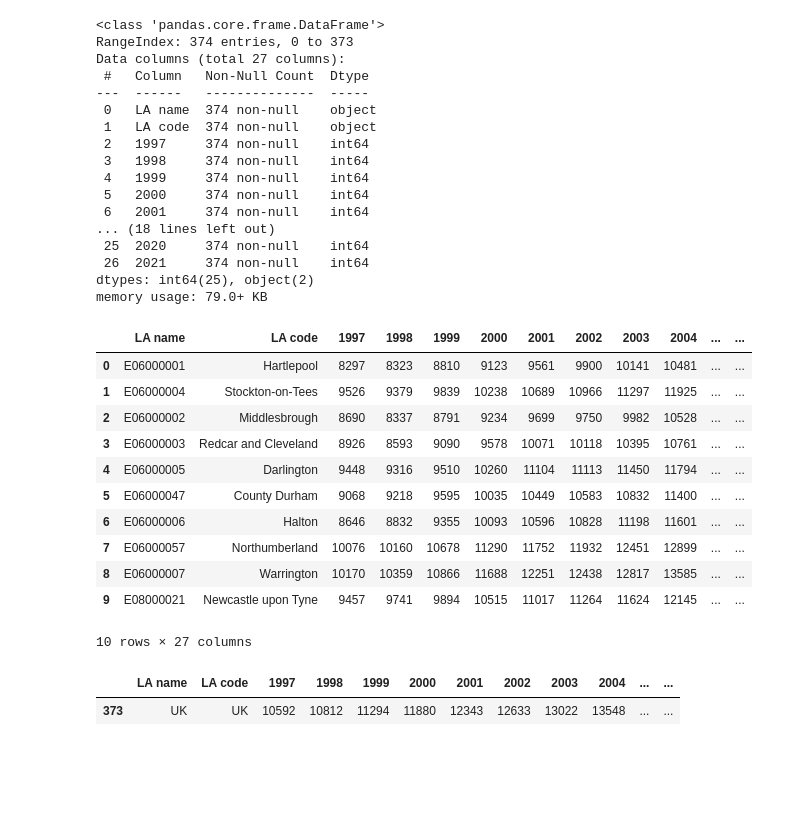
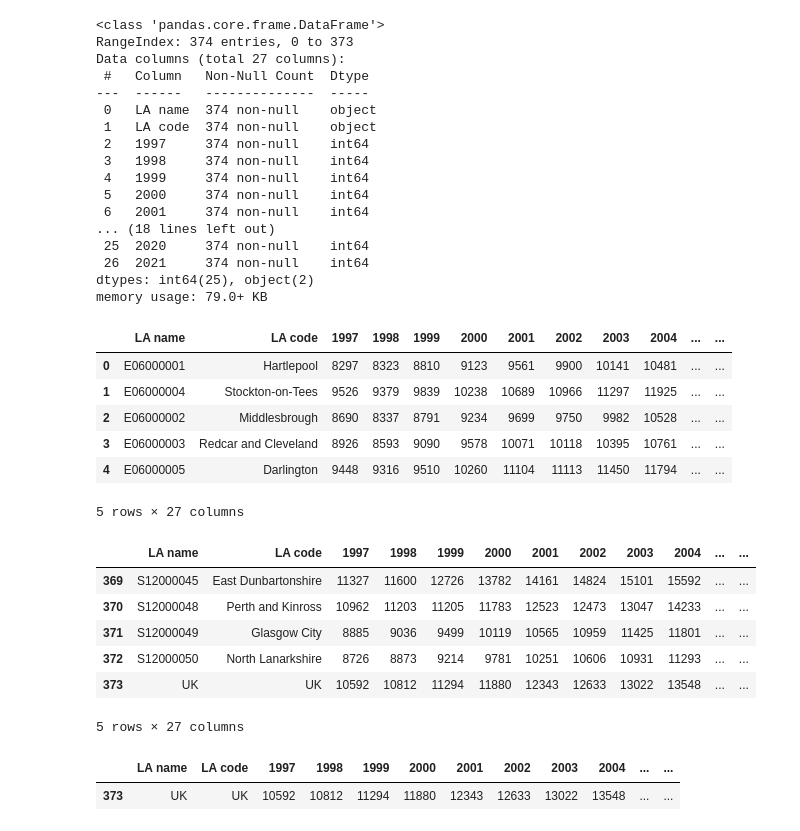
Before and after one commit to Jacob-L-ARU-P/IntroToDataSci-2, a Jupyter notebook: RemedialRepo2/DataAnalysisAssignment/DataProcessing.ipynb, the cells around one changed output. Saved outputs shown, nothing was run; the diff lists cells and outputs as text; code cells hidden in the pictures; blank space fills up the shorter version.

```diff
--- a/RemedialRepo2/DataAnalysisAssignment/DataProcessing.ipynb
+++ b/RemedialRepo2/DataAnalysisAssignment/DataProcessing.ipynb
@@ -42,20 +42,26 @@ Data columns (total 27 columns):
  26  2021     374 non-null    int64
 dtypes: int64(25), object(2)
 memory usage: 79.0+ KB
-# %%
-# Examine a subset of the GDHI data
-data_gdhi[:10]
-# %% [output]
-|  | LA name | LA code | 1997 | 1998 | 1999 | 2000 | 2001 | 2002 | 2003 | 2004 | ... | ... |
-| 0 | E06000001 | Hartlepool | 8297 | 8323 | 8810 | 9123 | 9561 | 9900 | 10141 | 10481 | ... | ... |
-| 1 | E06000004 | Stockton-on-Tees | 9526 | 9379 | 9839 | 10238 | 10689 | 10966 | 11297 | 11925 | ... | ... |
-| 2 | E06000002 | Middlesbrough | 8690 | 8337 | 8791 | 9234 | 9699 | 9750 | 9982 | 10528 | ... | ... |
-| 3 | E06000003 | Redcar and Cleveland | 8926 | 8593 | 9090 | 9578 | 10071 | 10118 | 10395 | 10761 | ... | ... |
-| 4 | E06000005 | Darlington | 9448 | 9316 | 9510 | 10260 | 11104 | 11113 | 11450 | 11794 | ... | ... |
-| 5 | E06000047 | County Durham | 9068 | 9218 | 9595 | 10035 | 10449 | 10583 | 10832 | 11400 | ... | ... |
-| 6 | E06000006 | Halton | 8646 | 8832 | 9355 | 10093 | 10596 | 10828 | 11198 | 11601 | ... | ... |
-| 7 | E06000057 | Northumberland | 10076 | 10160 | 10678 | 11290 | 11752 | 11932 | 12451 | 12899 | ... | ... |
-| 8 | E06000007 | Warrington | 10170 | 10359 | 10866 | 11688 | 12251 | 12438 | 12817 | 13585 | ... | ... |
-| 9 | E08000021 | Newcastle upon Tyne | 9457 | 9741 | 9894 | 10515 | 11017 | 11264 | 11624 | 12145 | ... | ... |
-10 rows × 27 columns
+# %%
+# Examine the first 5 records
+data_gdhi.head(5)
+# %% [output]
+|  | LA name | LA code | 1997 | 1998 | 1999 | 2000 | 2001 | 2002 | 2003 | 2004 | ... | ... |
+| 0 | E06000001 | Hartlepool | 8297 | 8323 | 8810 | 9123 | 9561 | 9900 | 10141 | 10481 | ... | ... |
+| 1 | E06000004 | Stockton-on-Tees | 9526 | 9379 | 9839 | 10238 | 10689 | 10966 | 11297 | 11925 | ... | ... |
+| 2 | E06000002 | Middlesbrough | 8690 | 8337 | 8791 | 9234 | 9699 | 9750 | 9982 | 10528 | ... | ... |
+| 3 | E06000003 | Redcar and Cleveland | 8926 | 8593 | 9090 | 9578 | 10071 | 10118 | 10395 | 10761 | ... | ... |
+| 4 | E06000005 | Darlington | 9448 | 9316 | 9510 | 10260 | 11104 | 11113 | 11450 | 11794 | ... | ... |
+5 rows × 27 columns
+# %%
+# Examine the last 5 records
+data_gdhi.tail(5)
+# %% [output]
+|  | LA name | LA code | 1997 | 1998 | 1999 | 2000 | 2001 | 2002 | 2003 | 2004 | ... | ... |
+| 369 | S12000045 | East Dunbartonshire | 11327 | 11600 | 12726 | 13782 | 14161 | 14824 | 15101 | 15592 | ... | ... |
+| 370 | S12000048 | Perth and Kinross | 10962 | 11203 | 11205 | 11783 | 12523 | 12473 | 13047 | 14233 | ... | ... |
+| 371 | S12000049 | Glasgow City | 8885 | 9036 | 9499 | 10119 | 10565 | 10959 | 11425 | 11801 | ... | ... |
+| 372 | S12000050 | North Lanarkshire | 8726 | 8873 | 9214 | 9781 | 10251 | 10606 | 10931 | 11293 | ... | ... |
+| 373 | UK | UK | 10592 | 10812 | 11294 | 11880 | 12343 | 12633 | 13022 | 13548 | ... | ... |
+5 rows × 27 columns
 # %%
```
Also changed, not shown: parts of 13 cells of this notebook.
